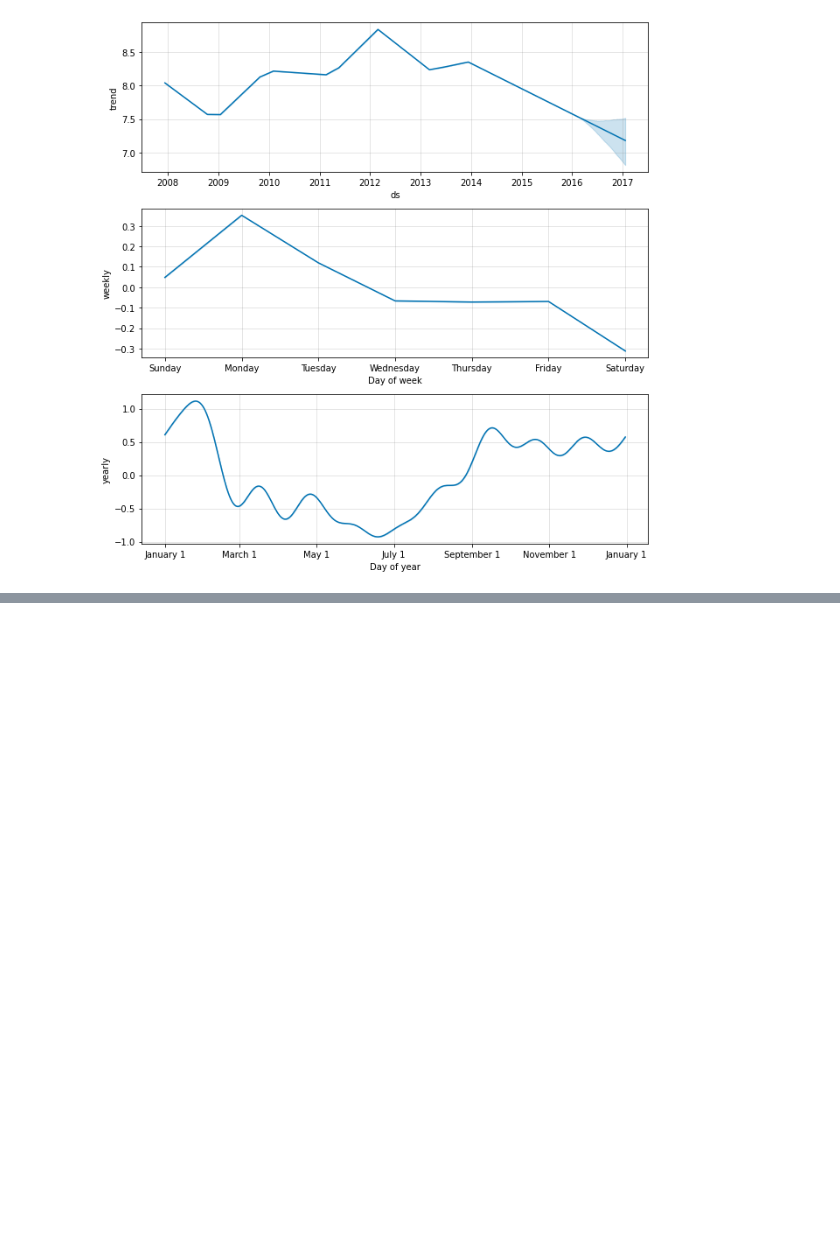
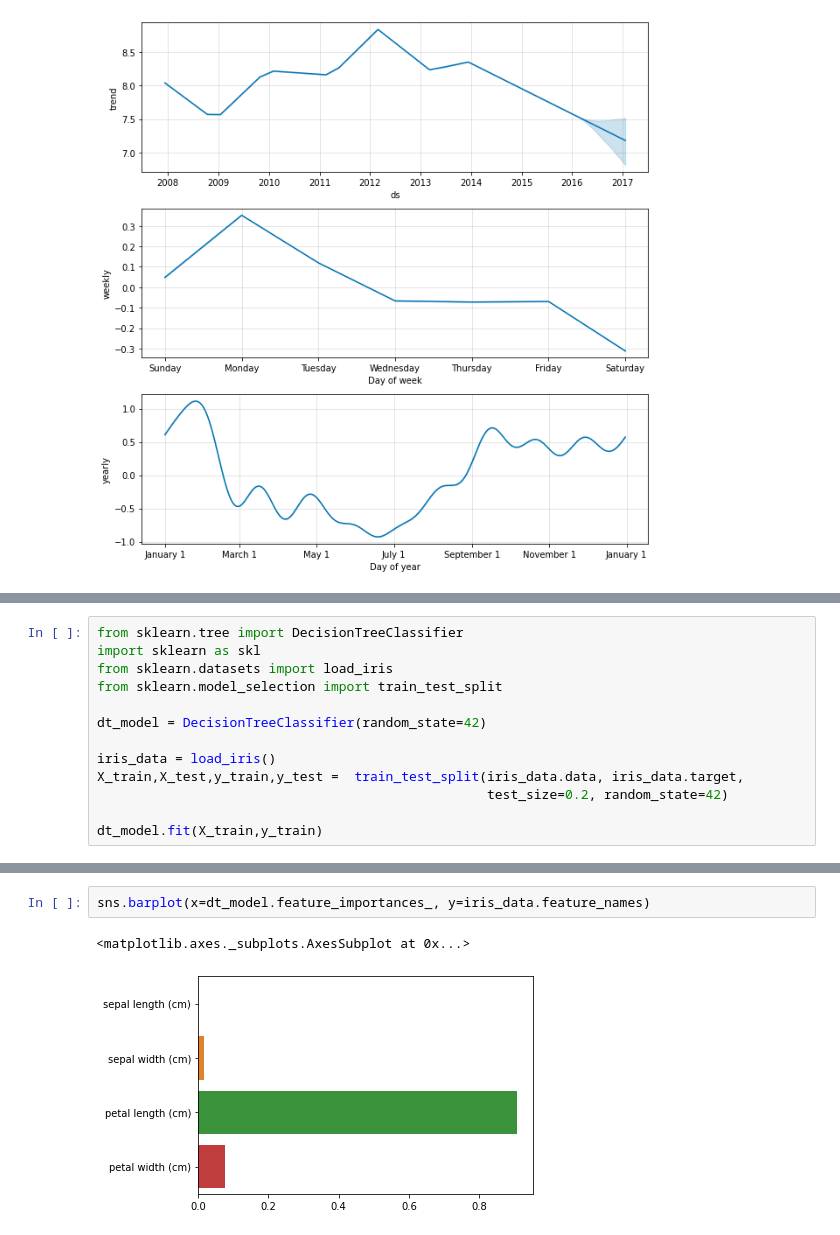
Before and after one commit to kim-hyun-ho/study, a Jupyter notebook: 빅분기_실기_연습.ipynb, the cells around one changed output, grey strips where cells are left out. Saved outputs shown, nothing was run; the diff lists cells and outputs as text; blank space fills up the shorter version.

```diff
--- a/빅분기_실기_연습.ipynb
+++ b/빅분기_실기_연습.ipynb
@@ -919,0 +1123,13 @@ fig2=m.plot_components(forecast)
+# %%
+from sklearn.tree import DecisionTreeClassifier
+import sklearn as skl
+from sklearn.datasets import load_iris
+from sklearn.model_selection import train_test_split
+
+dt_model = DecisionTreeClassifier(random_state=42)
+
+iris_data = load_iris()
+X_train,X_test,y_train,y_test =  train_test_split(iris_data.data, iris_data.target,
+                                                  test_size=0.2, random_state=42)
+
+dt_model.fit(X_train,y_train)
@@ -919,0 +1179,5 @@ fig2=m.plot_components(forecast)
+# %%
+sns.barplot(x=dt_model.feature_importances_, y=iris_data.feature_names)
+# %% [output]
+<matplotlib.axes._subplots.AxesSubplot at 0x...>
+[figure, added]
```
Also changed, not shown: parts of 62 cells of this notebook.
